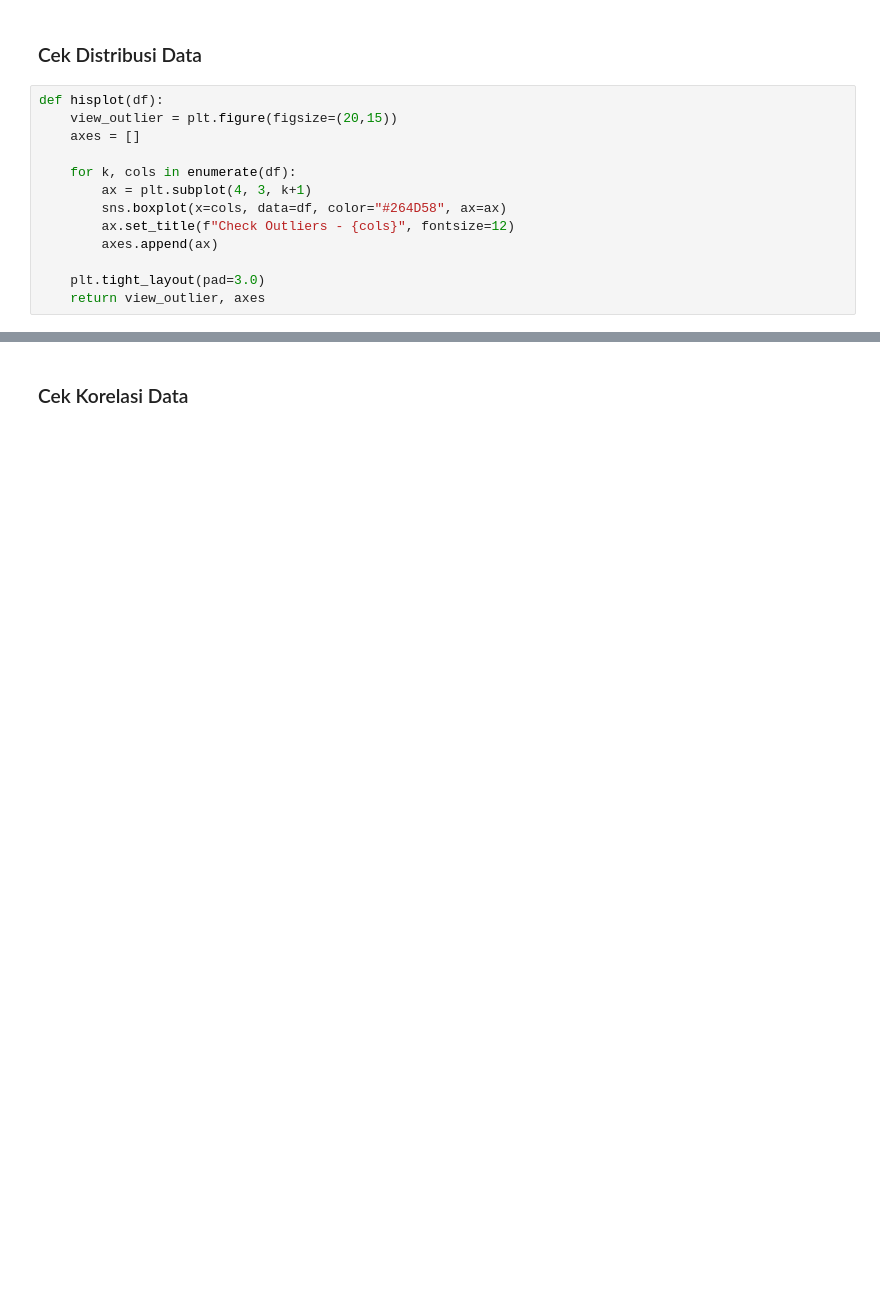
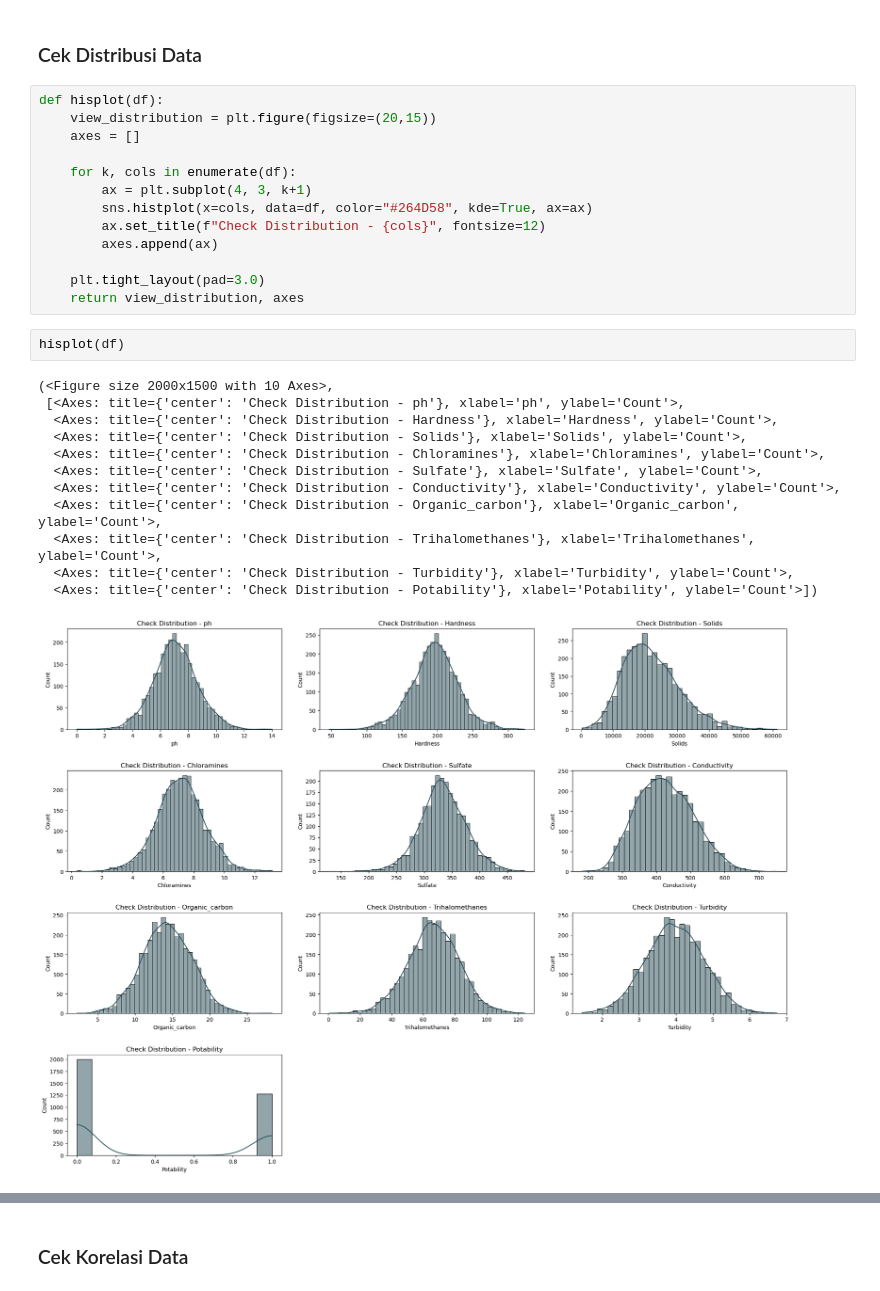
Before and after one commit to Sulbae/SMSML_Anggun-Sulis-Setyawan, a Jupyter notebook: Preprocessing/Eksperimen_Anggun-Sulis-Setyawan.ipynb, the cells around one changed output, grey strips where cells are left out. Cells and saved outputs as stored; diff of their text form; blank space fills up the shorter version.

```diff
--- a/Preprocessing/Eksperimen_Anggun-Sulis-Setyawan.ipynb
+++ b/Preprocessing/Eksperimen_Anggun-Sulis-Setyawan.ipynb
@@ -169,14 +172,29 @@ boxplot_outlier(df)
 ### Cek Distribusi Data
 # %%
 def hisplot(df):
-    view_outlier = plt.figure(figsize=(20,15))
+    view_distribution = plt.figure(figsize=(20,15))
     axes = []
 
     for k, cols in enumerate(df):
         ax = plt.subplot(4, 3, k+1)
-        sns.boxplot(x=cols, data=df, color="#264D58", ax=ax)
-        ax.set_title(f"Check Outliers - {cols}", fontsize=12)
+        sns.histplot(x=cols, data=df, color="#264D58", kde=True, ax=ax)
+        ax.set_title(f"Check Distribution - {cols}", fontsize=12)
         axes.append(ax)
 
     plt.tight_layout(pad=3.0)
-    return view_outlier, axes
+    return view_distribution, axes
+# %%
+hisplot(df)
+# %% [output]
+(<Figure size 2000x1500 with 10 Axes>,
+ [<Axes: title={'center': 'Check Distribution - ph'}, xlabel='ph', ylabel='Count'>,
+  <Axes: title={'center': 'Check Distribution - Hardness'}, xlabel='Hardness', ylabel='Count'>,
+  <Axes: title={'center': 'Check Distribution - Solids'}, xlabel='Solids', ylabel='Count'>,
+  <Axes: title={'center': 'Check Distribution - Chloramines'}, xlabel='Chloramines', ylabel='Count'>,
+  <Axes: title={'center': 'Check Distribution - Sulfate'}, xlabel='Sulfate', ylabel='Count'>,
+  <Axes: title={'center': 'Check Distribution - Conductivity'}, xlabel='Conductivity', ylabel='Count'>,
+  <Axes: title={'center': 'Check Distribution - Organic_carbon'}, xlabel='Organic_carbon', ylabel='Count'>,
+  <Axes: title={'center': 'Check Distribution - Trihalomethanes'}, xlabel='Trihalomethanes', ylabel='Count'>,
+  <Axes: title={'center': 'Check Distribution - Turbidity'}, xlabel='Turbidity', ylabel='Count'>,
+  <Axes: title={'center': 'Check Distribution - Potability'}, xlabel='Potability', ylabel='Count'>])
+[figure, added]
```
Also changed, not shown: parts of 7 cells of this notebook.
